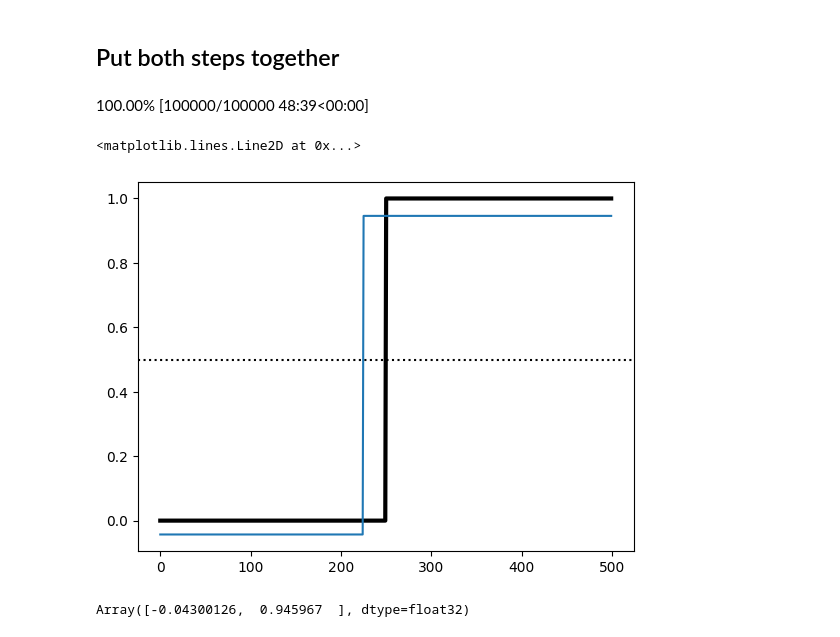
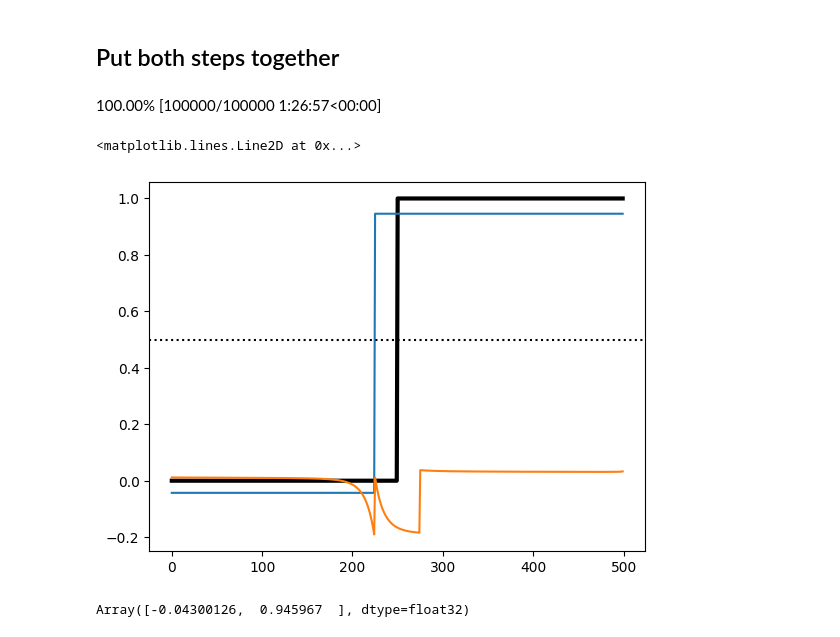
Before and after one commit to emdupre/bayes-ca, a Jupyter notebook: experiments/hierarchical_stagger_jump.ipynb, the cells around one changed output. Saved outputs shown, nothing was run; the diff lists cells and outputs as text; code cells hidden in the pictures.

Commit message:
Plot gradient for global updates

```diff
--- a/experiments/hierarchical_stagger_jump.ipynb
+++ b/experiments/hierarchical_stagger_jump.ipynb
@@ -158,15 +158,16 @@ def prox_update_global_mean(stepsize,
     # Compute the proximal update by taking a step in the direction of the gradient
     # and using the posterior mode to find the new global states
     effective_emissions = global_means + stepsize * g
-    return core.gaussian_cp_posterior_mode(
+    new_global_means = core.gaussian_cp_posterior_mode(
         effective_emissions, hazard_rates, mu_pri, sigmasq_pri, jnp.repeat(stepsize, num_features))[1]
+    return new_global_means, g
 # %%
 stepsize = 1
 global_means = jnp.ones((num_timesteps, num_features)) * 0.0
 
 # with jax.profiler.trace("/tmp/jax-trace", create_perfetto_link=True):
 for i in progress_bar(range(100000)):
-    global_means = prox_update_global_mean(
+    global_means, g = prox_update_global_mean(
         stepsize, global_means, subj_means, sigmasq_subj, mu_pri, sigmasq_pri, hazard_rates)
     # if not jnp.allclose(global_means, step_means, atol=1e-9):
     #     global_means = step_means
@@ -206,10 +208,10 @@ def step(key,
         key, subj_obs, sigmasq_obs, global_means, sigmasq_subj, mu_pri, sigmasq_pri, hazard_rates)
 
     # Update the global mean
-    global_means = prox_update_global_mean(
+    global_means, g = prox_update_global_mean(
         stepsize, global_means, subj_means, sigmasq_subj, mu_pri, sigmasq_pri, hazard_rates)
 
-    return global_means, subj_means
+    return global_means, subj_means, g
 # %%
 key = jr.PRNGKey(0)
 stepsize = 1.0  # FIXME
@@ -217,7 +219,7 @@ global_means = jnp.ones((num_timesteps, num_features)) * 0.5
 
 for itr in progress_bar(range(100000)):
     this_key, key = jr.split(key)
-    global_means, subj_means = step(
+    global_means, subj_means, g = step(
         this_key,
         stepsize,
         subj_obs,
@@ -229,14 +231,15 @@ for itr in progress_bar(range(100000)):
         hazard_rates
     )
 # %% [output]
-100.00% [100000/100000 48:39<00:00]
+100.00% [100000/100000 1:26:57<00:00]
 # %%
 plt.plot(true_global_means, '-k', lw=3)
 plt.plot(global_means)
+plt.plot(g)
 plt.axhline(0.5, color='k', ls=':')
 # %% [output]
 <matplotlib.lines.Line2D at 0x...>
-[figure, old version]
+[figure, new version]
 # %%
 jnp.unique(global_means)
 # %% [output]
```
Also changed, not shown: parts of 2 cells of this notebook, 1 other file.
